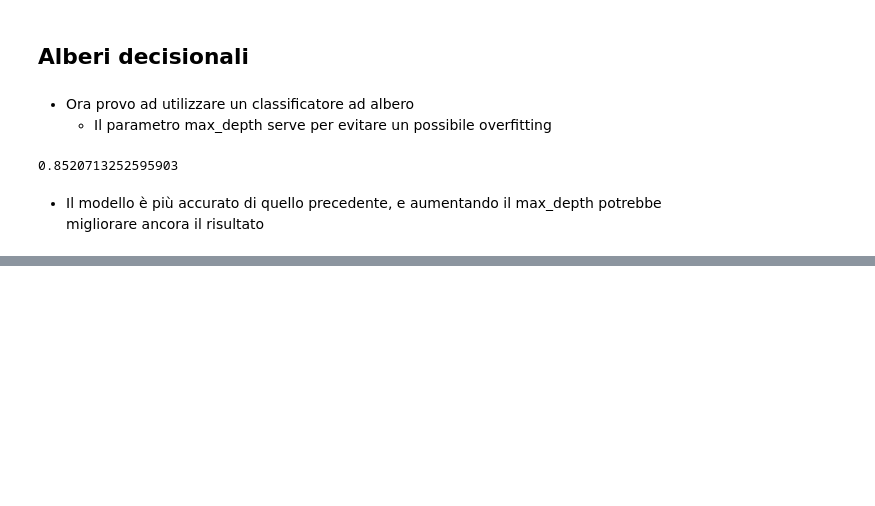
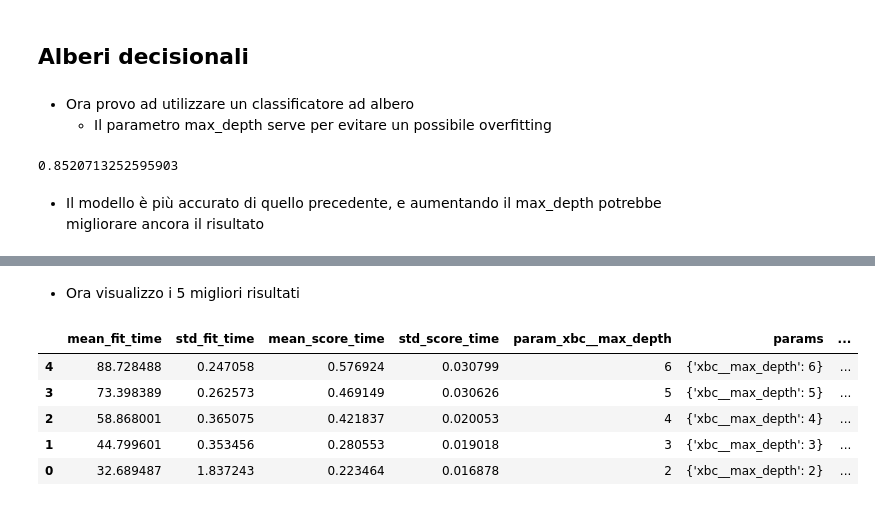
Before and after one commit to Corstor/DataIntensive_Progetto, a Jupyter notebook: progetto.ipynb, the cells around one changed output, grey strips where cells are left out. Drawn from its saved outputs; the diff is of its cells as text; code cells hidden in the pictures; blank space fills up the shorter version.

```diff
--- a/progetto.ipynb
+++ b/progetto.ipynb
@@ -250,0 +468,11 @@ model.score(X_val, y_val)
+# %%
+model = Pipeline([
+    ("scale", StandardScaler()),
+    ("xbc", XGBClassifier())
+])
+
+grid = {
+    "xbc__max_depth" : range(2, 7),
+}
+
+gs = GridSearchCV(model, grid, cv=skf)
@@ -250,0 +481,13 @@ model.score(X_val, y_val)
+# %%
+gs.fit(X, y);
+# %% [markdown]
+- Ora visualizzo i 5 migliori risultati
+# %%
+pd.DataFrame(gs.cv_results_).sort_values("rank_test_score").head(5)
+# %% [output]
+|  | mean_fit_time | std_fit_time | mean_score_time | std_score_time | param_xbc__max_depth | params | ... |
+| 4 | 88.728488 | 0.247058 | 0.576924 | 0.030799 | 6 | {'xbc__max_depth': 6} | ... |
+| 3 | 73.398389 | 0.262573 | 0.469149 | 0.030626 | 5 | {'xbc__max_depth': 5} | ... |
+| 2 | 58.868001 | 0.365075 | 0.421837 | 0.020053 | 4 | {'xbc__max_depth': 4} | ... |
+| 1 | 44.799601 | 0.353456 | 0.280553 | 0.019018 | 3 | {'xbc__max_depth': 3} | ... |
+| 0 | 32.689487 | 1.837243 | 0.223464 | 0.016878 | 2 | {'xbc__max_depth': 2} | ... |
```
Also changed, not shown: parts of 40 cells of this notebook.
